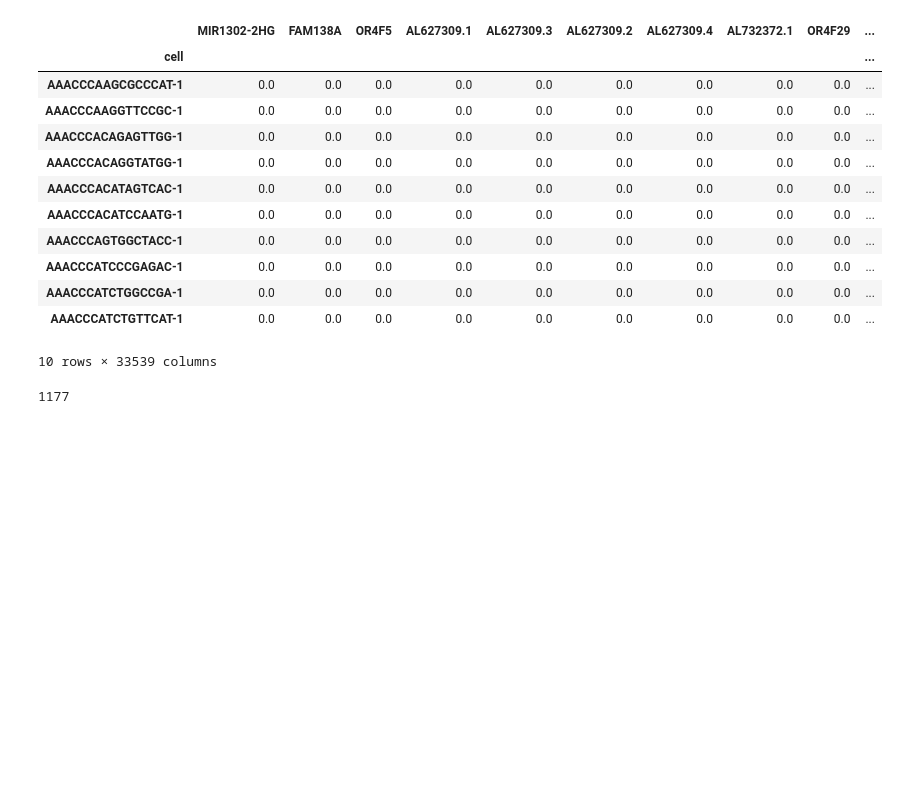
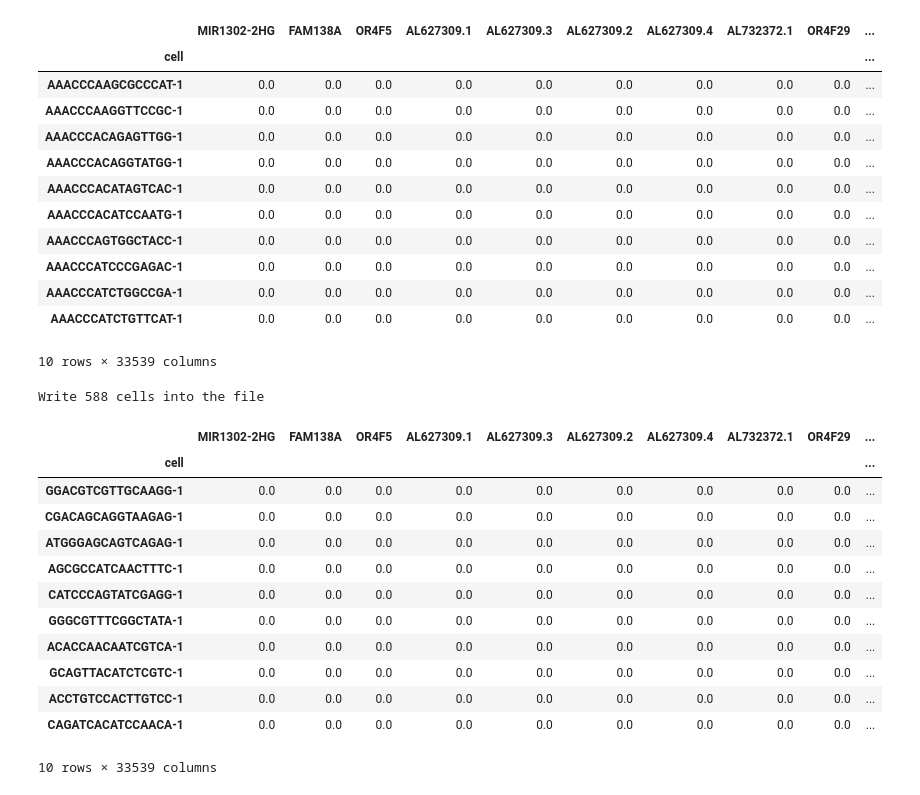
Before and after one commit to pocession/automl, a Jupyter notebook: sample_data/scRNA_subsetting.ipynb, the cells around one changed output. Drawn from its saved outputs; the diff is of its cells as text; code cells hidden in the pictures; blank space fills up the shorter version.

```diff
--- a/sample_data/scRNA_subsetting.ipynb
+++ b/sample_data/scRNA_subsetting.ipynb
@@ -135,8 +135,24 @@ True
 # %%
 # Save a fraction of the file
 output="single_cell_sample_data"+".csv"
-df_write = df_join.sample(frac=0.10)
+df_write = df_join.sample(frac=0.05)
 df_write.to_csv(Path(dir,output), sep=',')
-print("Write "+len(df_write.index)+" cells into the file")
+print(f'Write {len(df_write.index)} cells into the file')
 # %% [output]
-1177
+Write 588 cells into the file
+# %%
+df_write.head(10)
+# %% [output]
+|  | MIR1302-2HG | FAM138A | OR4F5 | AL627309.1 | AL627309.3 | AL627309.2 | AL627309.4 | AL732372.1 | OR4F29 | ... |
+| cell |  |  |  |  |  |  |  |  |  | ... |
+| GGACGTCGTTGCAAGG-1 | 0.0 | 0.0 | 0.0 | 0.0 | 0.0 | 0.0 | 0.0 | 0.0 | 0.0 | ... |
+| CGACAGCAGGTAAGAG-1 | 0.0 | 0.0 | 0.0 | 0.0 | 0.0 | 0.0 | 0.0 | 0.0 | 0.0 | ... |
+| ATGGGAGCAGTCAGAG-1 | 0.0 | 0.0 | 0.0 | 0.0 | 0.0 | 0.0 | 0.0 | 0.0 | 0.0 | ... |
+| AGCGCCATCAACTTTC-1 | 0.0 | 0.0 | 0.0 | 0.0 | 0.0 | 0.0 | 0.0 | 0.0 | 0.0 | ... |
+| CATCCCAGTATCGAGG-1 | 0.0 | 0.0 | 0.0 | 0.0 | 0.0 | 0.0 | 0.0 | 0.0 | 0.0 | ... |
+| GGGCGTTTCGGCTATA-1 | 0.0 | 0.0 | 0.0 | 0.0 | 0.0 | 0.0 | 0.0 | 0.0 | 0.0 | ... |
+| ACACCAACAATCGTCA-1 | 0.0 | 0.0 | 0.0 | 0.0 | 0.0 | 0.0 | 0.0 | 0.0 | 0.0 | ... |
+| GCAGTTACATCTCGTC-1 | 0.0 | 0.0 | 0.0 | 0.0 | 0.0 | 0.0 | 0.0 | 0.0 | 0.0 | ... |
+| ACCTGTCCACTTGTCC-1 | 0.0 | 0.0 | 0.0 | 0.0 | 0.0 | 0.0 | 0.0 | 0.0 | 0.0 | ... |
+| CAGATCACATCCAACA-1 | 0.0 | 0.0 | 0.0 | 0.0 | 0.0 | 0.0 | 0.0 | 0.0 | 0.0 | ... |
+10 rows × 33539 columns
```
Also changed, not shown: 2 other files.
